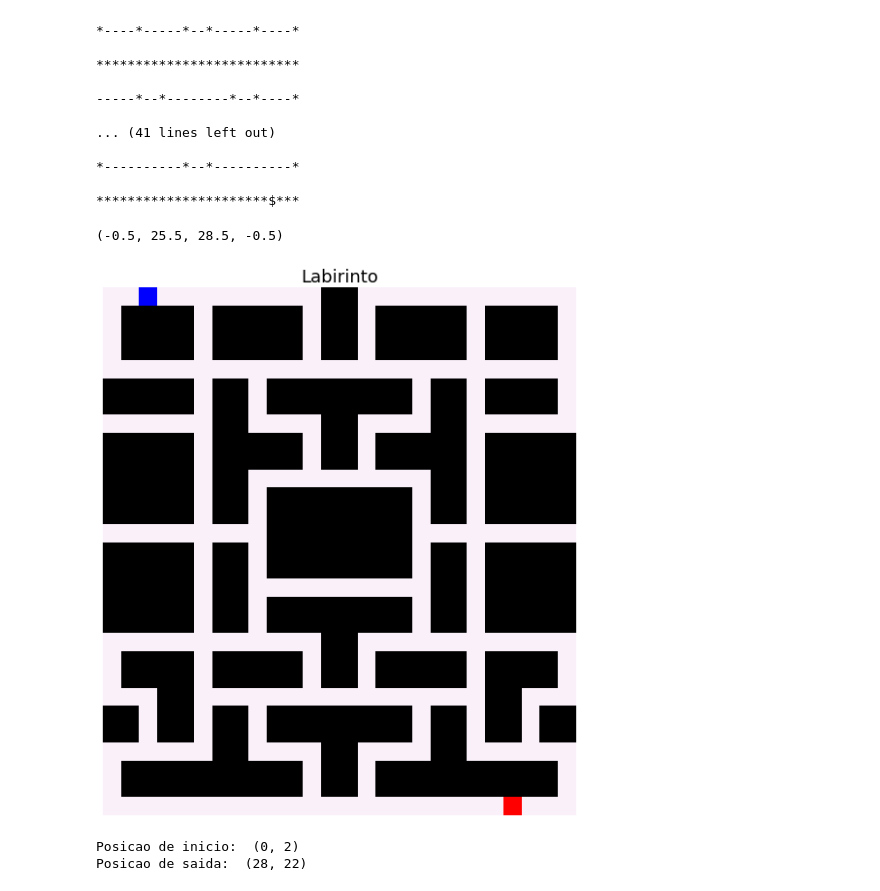
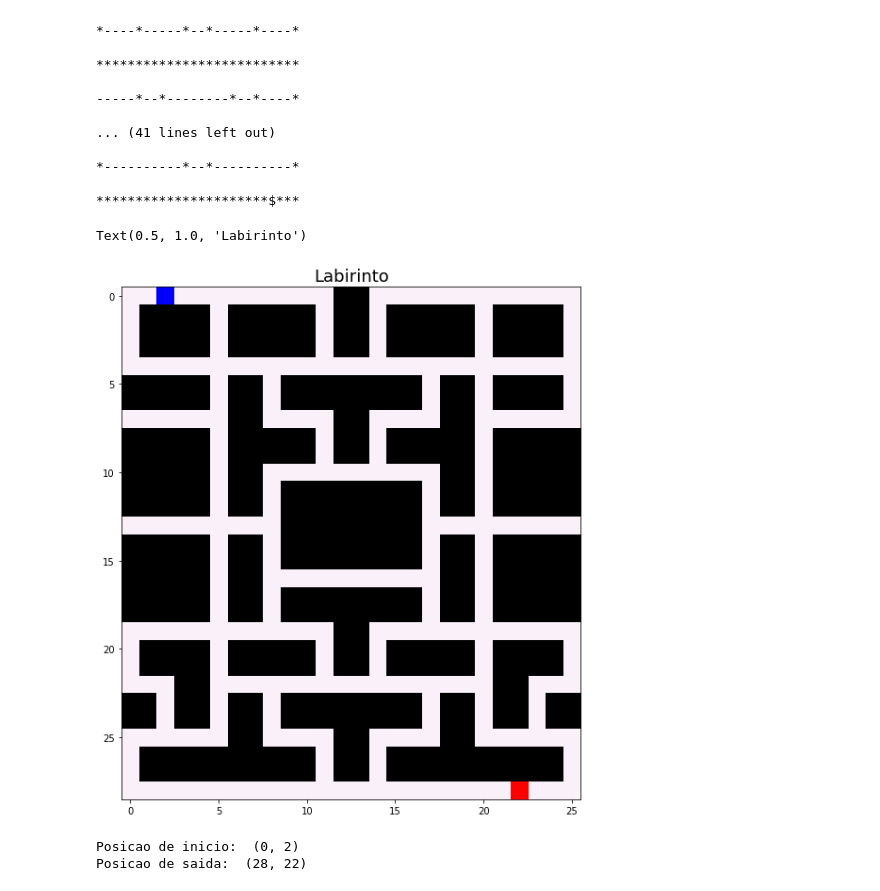
Before and after one commit to MatheusBorgesKamla/BuscaAvancada_IA, a Jupyter notebook: IA_Busca.ipynb, the cells around one changed output. Drawn from its saved outputs; the diff is of its cells as text; code cells hidden in the pictures.

```diff
--- a/IA_Busca.ipynb
+++ b/IA_Busca.ipynb
@@ -47,30 +47,30 @@ for l in maze:
 # %%
 #Iremos transformar a matriz de caracteres em uma imagem do labarinto para uma melhor visualização
 import numpy as np
 from matplotlib import pyplot as plt
 
 #Criando imagem de mesma dimensão do labirinto
 img_maze = np.zeros((rows, cols,3), np.uint8)
 
 #Pintando os pixels de posição respectiva a matriz de caracteres
 for i in range(0, rows):
     for j in range(0, cols):
         if(maze[i][j] == '-'): #Obstáculos em preto
             img_maze[i][j] = [0,0,0]
         elif(maze[i][j] == '*'): #Posições permitidas em branco
             img_maze[i][j] = [250,240,250]
         elif(maze[i][j] == '#'): #Posição inicial em azul
             img_maze[i][j] = [0,0,255]
         elif(maze[i][j] == '$'): #Posição final em vermelho
             img_maze[i][j] = [255,0,0]
 #Plotando a imagem
 f, ax = plt.subplots(figsize=(20, 10))
 ax.imshow(img_maze)
 ax.set_title('Labirinto', fontsize=18)
-ax.axis('off')
+#ax.axis('off')
 # %% [output]
-(-0.5, 25.5, 28.5, -0.5)
+Text(0.5, 1.0, 'Labirinto')
-[figure, old version]
+[figure, new version]
 # %%
 #Dicionário que guardará o grafo
 graph = {}
```
Also changed, not shown: parts of 6 cells of this notebook, 2 other files.
